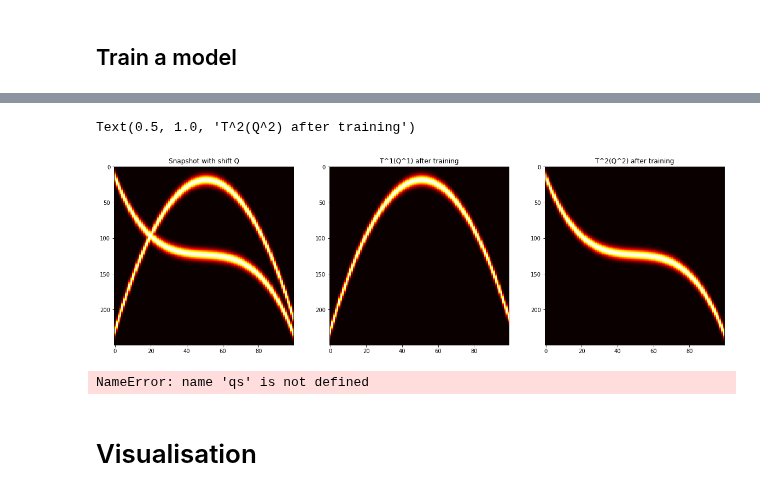
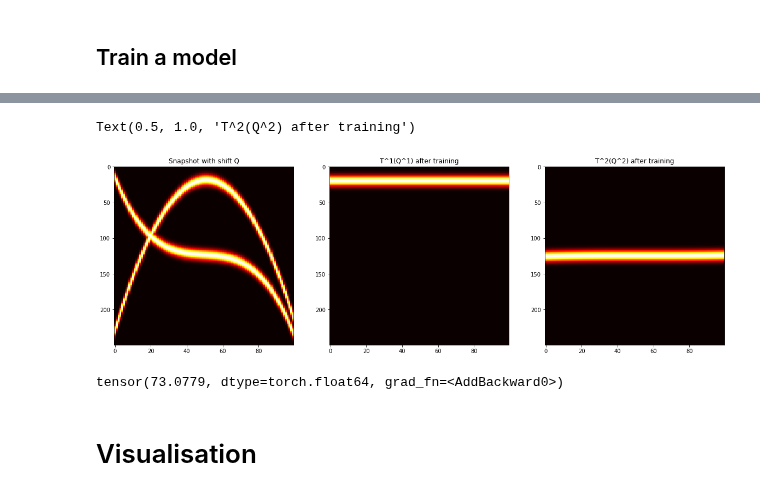
Before and after one commit to beatazor/low-rank-transport, a Jupyter notebook: notebooks/clean_shift_polynomial-2-shifts.ipynb, the cells around one changed output, grey strips where cells are left out. Saved outputs shown, nothing was run; the diff lists cells and outputs as text; code cells hidden in the pictures.

```diff
--- a/notebooks/clean_shift_polynomial-2-shifts.ipynb
+++ b/notebooks/clean_shift_polynomial-2-shifts.ipynb
@@ -338,11 +334,11 @@ model.to(torch.float64)
 
 optimizer = optim.Adam(model.parameters(), lr=0.01)
 #optimizer = optim.SGD(model.parameters(), lr=0.001)
-
+lambda_k = 1
 #scheduler = torch.optim.lr_scheduler.StepLR(optimizer, step_size=30, gamma=0.1)
 
 # Training the model
-epochs = 10000
+epochs = 1000
 for epoch in range(epochs):
     model.train()
     torch.autograd.set_detect_anomaly(True)
@@ -351,9 +347,11 @@ for epoch in range(epochs):
     #TQ = spline_interpolator.forward(qs_shifted.double(), -y_pred_pol.double()) # calculate T^-1(Q)
     T1Q = spline_interpolator.forward(qs1.double(), y_pred_pol_1.double()) # calculate T(Q^1)
     T2Q = spline_interpolator.forward(qs2.double(), y_pred_pol_2.double()) # calculate T(Q^2)
+    T11Q = spline_interpolator.forward(qs_shifted1.double(), -y_pred_pol_1.double()) # calculate T(Q^1)
+    T22Q = spline_interpolator.forward(qs_shifted2.double(), -y_pred_pol_2.double()) # calculate T(Q^2)
     #loss = NuclearNormAutograd.apply(TQ)
     #loss = torch.norm(TQ - qs, 'fro')**2 # calculate ||T^-1(Q) - Q1||
-    loss = torch.norm(Qs_shifted - T1Q - T2Q, 'fro')**2 # calculate ||Q - T^1(Q^1) - T^2(Q^2)||
+    loss = torch.norm(Qs_shifted - T1Q - T2Q, 'fro')**2 + NuclearNormAutograd.apply(T11Q) + NuclearNormAutograd.apply(T22Q) # calculate ||Q - T^1(Q^1) - T^2(Q^2)||
 
     loss.backward(retain_graph=True)
 
@@ -384,24 +388,25 @@ KeyboardInterrupt:
 # %%
 # Plotting
 fig, ax = plt.subplots(1, 3, figsize=(20, 6))
 
 # Without shift
 ax[0].imshow(Qs_shifted.detach().numpy(), cmap='hot', interpolation='nearest', aspect='auto')
 ax[0].set_title('Snapshot with shift Q')
 
 # With shift
-ax[1].imshow(T1Q.detach().numpy(), cmap='hot', interpolation='nearest', aspect='auto')
+ax[1].imshow(T11Q.detach().numpy(), cmap='hot', interpolation='nearest', aspect='auto')
 ax[1].set_title('T^1(Q^1) after training')
 # With shift
-ax[2].imshow(T2Q.detach().numpy(), cmap='hot', interpolation='nearest', aspect='auto')
+ax[2].imshow(T22Q.detach().numpy(), cmap='hot', interpolation='nearest', aspect='auto')
 ax[2].set_title('T^2(Q^2) after training')
 # %% [output]
 Text(0.5, 1.0, 'T^2(Q^2) after training')
-[figure, old version]
+[figure, new version]
 # %%
-NuclearNormAutograd.apply(qs) - loss
+J = NuclearNormAutograd.apply(qs1) + NuclearNormAutograd.apply(qs2) + torch.norm(Qs_shifted - qs_shifted1 - qs_shifted2, 'fro')**2
+J
 # %% [output]
-NameError: name 'qs' is not defined
+tensor(73.0779, dtype=torch.float64, grad_fn=<AddBackward0>)
 # %% [markdown]
 # Visualisation
 # %%
```
Also changed, not shown: parts of 2 cells of this notebook, 3 other files.
